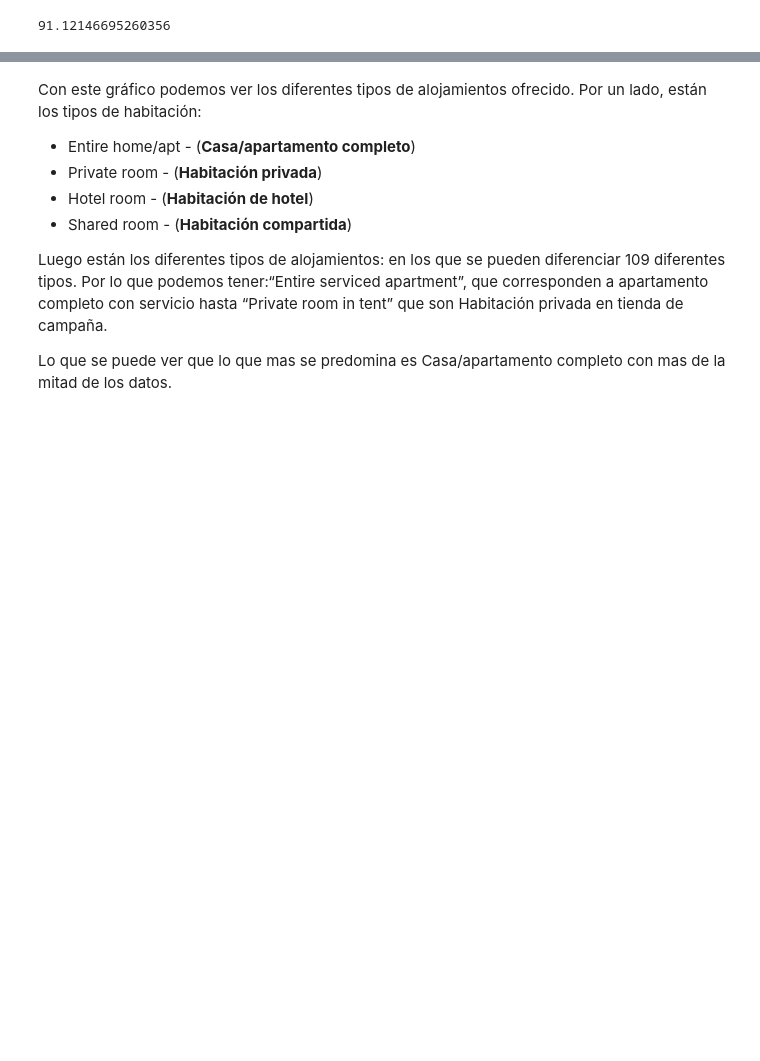
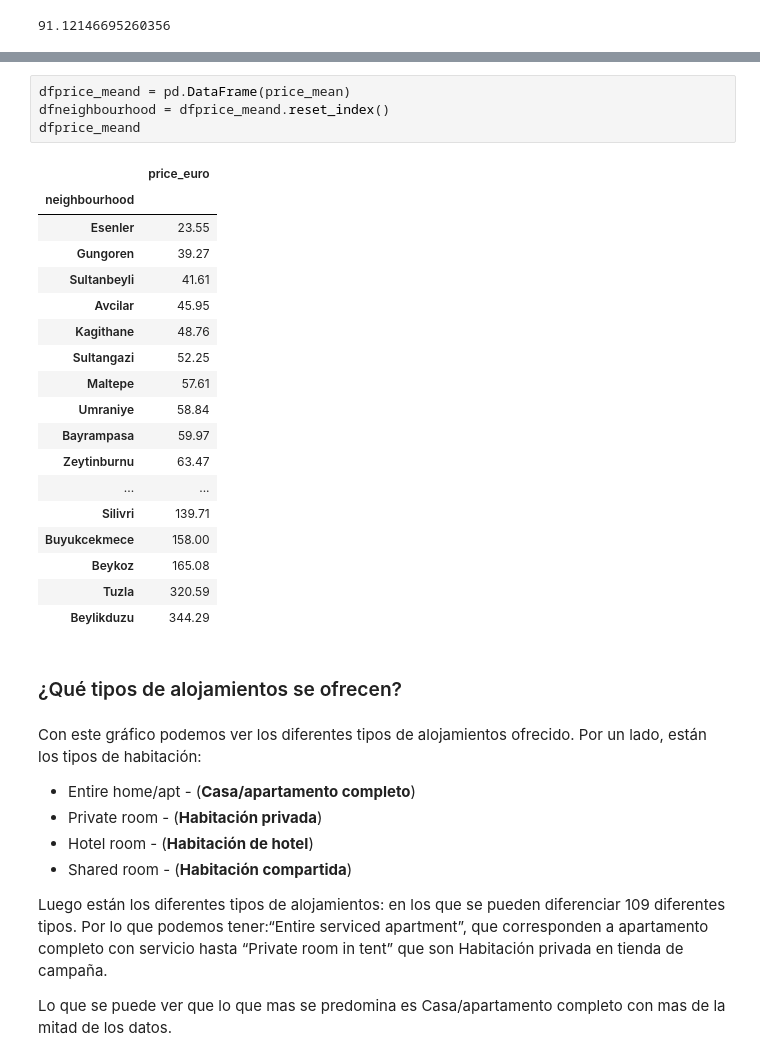
Before and after one commit to fhouska/Proyecto_Airbnb, a Jupyter notebook: Airbnb.ipynb, the cells around one changed output, grey strips where cells are left out. Cells and saved outputs as stored; diff of their text form; blank space fills up the shorter version.

```diff
--- a/Airbnb.ipynb
+++ b/Airbnb.ipynb
@@ -419,3 +427,28 @@ df['price_euro'].mean()
+# %%
+dfprice_meand = pd.DataFrame(price_mean)
+dfneighbourhood = dfprice_meand.reset_index()
+dfprice_meand
+# %% [output]
+|  | price_euro |
+| neighbourhood |  |
+| Esenler | 23.55 |
+| Gungoren | 39.27 |
+| Sultanbeyli | 41.61 |
+| Avcilar | 45.95 |
+| Kagithane | 48.76 |
+| Sultangazi | 52.25 |
+| Maltepe | 57.61 |
+| Umraniye | 58.84 |
+| Bayrampasa | 59.97 |
+| Zeytinburnu | 63.47 |
+| ... | ... |
+| Silivri | 139.71 |
+| Buyukcekmece | 158.00 |
+| Beykoz | 165.08 |
+| Tuzla | 320.59 |
+| Beylikduzu | 344.29 |
+# %% [markdown]
+### ¿Qué tipos de alojamientos se ofrecen?
 # %% [markdown]
 
 Con este gráfico podemos ver los diferentes tipos de alojamientos ofrecido.
```
Also changed, not shown: parts of 8 cells of this notebook, 3 other files.
